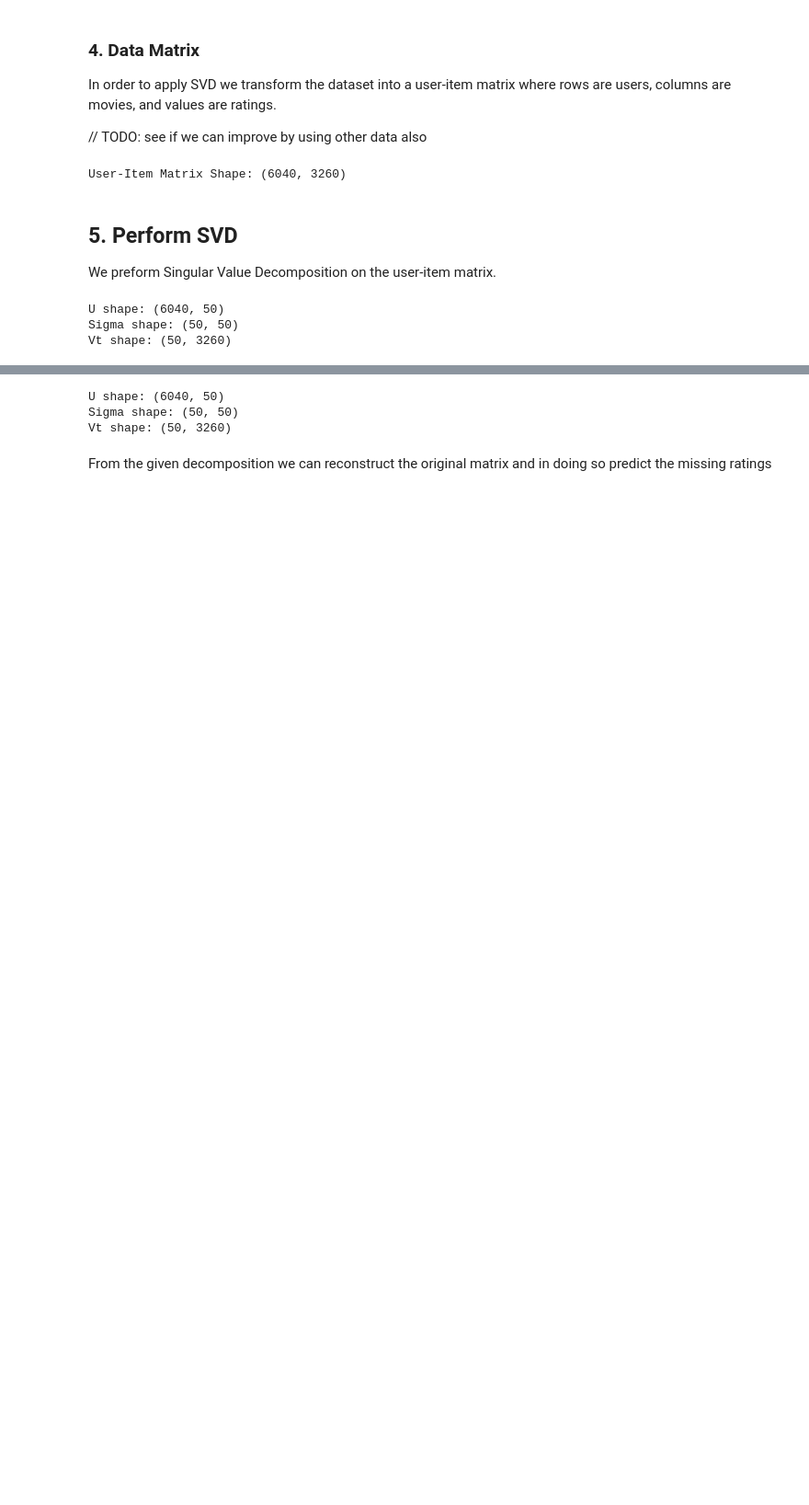
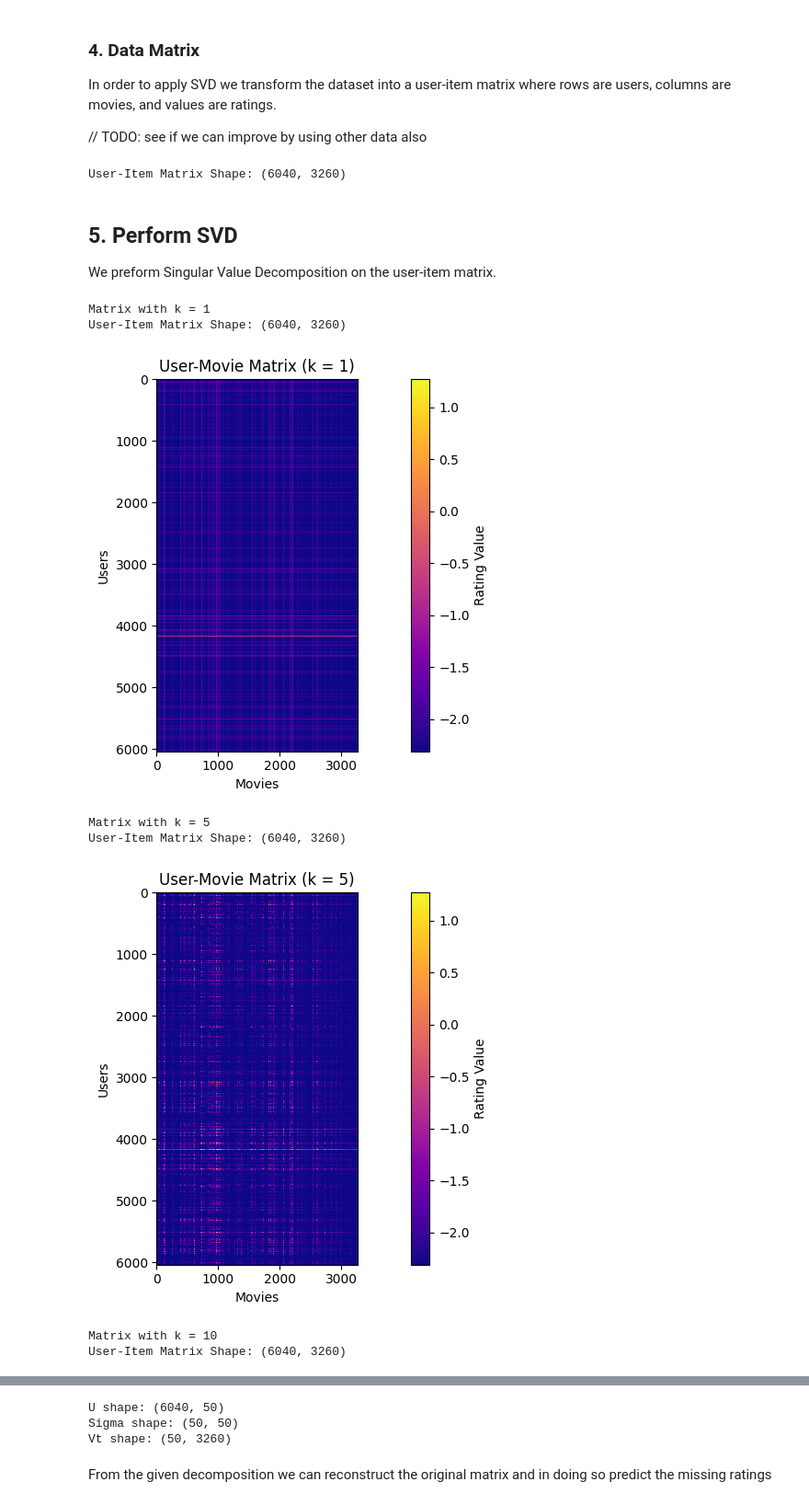
Before and after one commit to d4darius/CA-Homework3, a Jupyter notebook: Maretto_Gosmar_HWSVD.ipynb, the cells around one changed output, grey strips where cells are left out. Shown at 92% size. Cells and saved outputs as stored; diff of their text form; code cells hidden in the pictures; blank space fills up the shorter version.

```diff
--- a/Maretto_Gosmar_HWSVD.ipynb
+++ b/Maretto_Gosmar_HWSVD.ipynb
@@ -250,6 +252,21 @@ matrix = user_item_matrix.values
 print("User-Item Matrix Shape:", matrix.shape)
 # %% [output]
 User-Item Matrix Shape: (6040, 3260)
+# %%
+def mat_show(mat, K, min_val, max_val):
+    # Display the matrix shape
+    print(f"Matrix with k = {K}")
+    print("User-Item Matrix Shape:", mat.shape)
+
+    plt.figure(figsize=(12, 5))  # Adjust figsize for a wider plot
+    plt.imshow(mat, cmap='plasma', interpolation='nearest', vmin=min_val, vmax=max_val)  # Set colormap limits
+    plt.colorbar(label='Rating Value')  # Add a colorbar legend with a label
+    plt.title(f'User-Movie Matrix (k = {K})')  # Set the title
+    plt.yticks(np.arange(0, mat.shape[0], step=1000))  # Customize y-axis ticks
+    plt.xlabel('Movies')
+    plt.ylabel('Users')
+    plt.tight_layout()  # Ensure everything fits nicely
+    plt.show()
 # %% [markdown]
 ## 5. Perform SVD
 We preform Singular Value Decomposition on the user-item matrix.
@@ -306,12 +328,15 @@ U, sigma, Vt = svd_with_deflation(A, num_singular_values=50, maxIter=1000, relTo
-# %%
-k = 50
-U = U[:, :k]
-sigma = sigma[:k, :k]
-Vt = Vt[:k, :]
-print("U shape:", U.shape)
-print("Sigma shape:", sigma.shape)
-print("Vt shape:", Vt.shape)
-# %% [output]
-U shape: (6040, 50)
-Sigma shape: (50, 50)
-Vt shape: (50, 3260)
+# %%
+# Display the reconstructed matrix
+for k in [1, 5, 10, 50, 100]:
+    U, sigma, Vt = svd_with_deflation(matrix, num_singular_values=k, maxIter=1000, relTol=1e-3)
+    matrix_hat = np.dot(U, np.dot(sigma, Vt))
+    mat_show(matrix_hat, k, min_val, max_val)
+# %% [output]
+Matrix with k = 1
+User-Item Matrix Shape: (6040, 3260)
+[figure, added]
+Matrix with k = 5
+User-Item Matrix Shape: (6040, 3260)
+[figure, added]
+Matrix with k = 10
+User-Item Matrix Shape: (6040, 3260)
```
Also changed, not shown: parts of 8 cells of this notebook.
